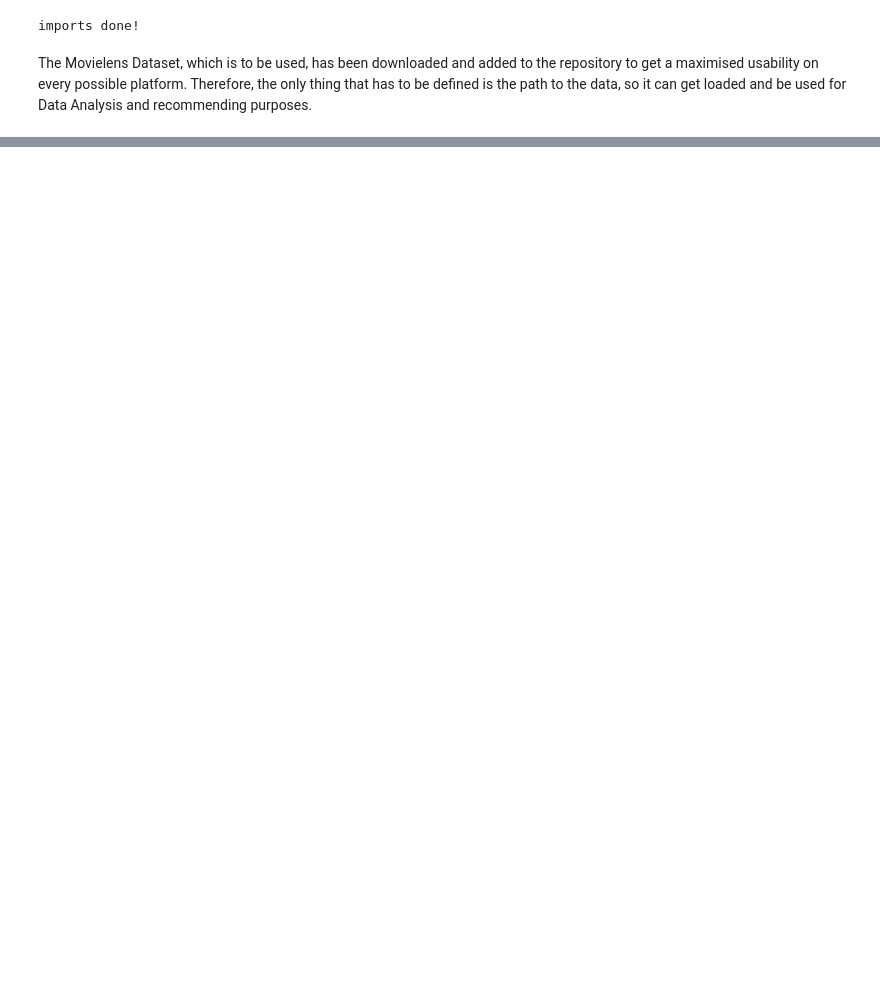
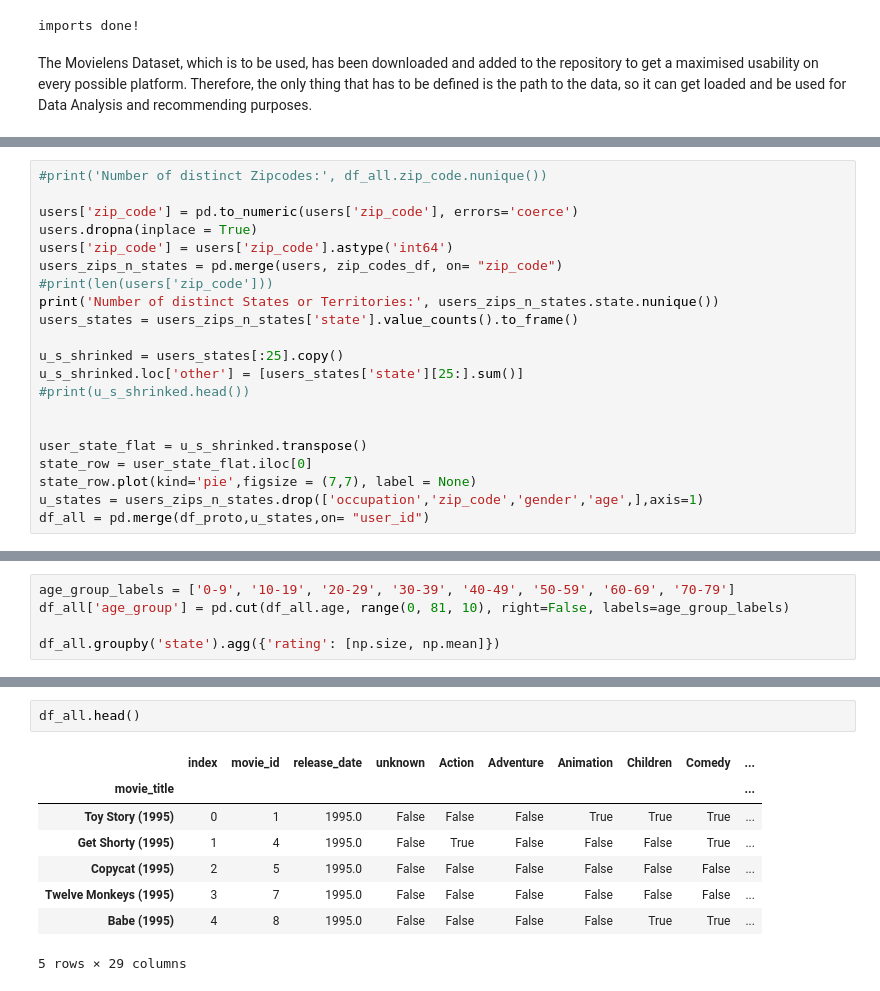
Before and after one commit to ursthejosh/DeepLearningAbgabe, a Jupyter notebook: DeepLearningTask.ipynb, the cells around one changed output, grey strips where cells are left out. Drawn from its saved outputs; the diff is of its cells as text; blank space fills up the shorter version.

```diff
--- a/DeepLearningTask.ipynb
+++ b/DeepLearningTask.ipynb
@@ -232,0 +84,21 @@ oder
+# %%
+#print('Number of distinct Zipcodes:', df_all.zip_code.nunique())
+
+users['zip_code'] = pd.to_numeric(users['zip_code'], errors='coerce')
+users.dropna(inplace = True)
+users['zip_code'] = users['zip_code'].astype('int64')
+users_zips_n_states = pd.merge(users, zip_codes_df, on= "zip_code")
+#print(len(users['zip_code']))
+print('Number of distinct States or Territories:', users_zips_n_states.state.nunique())
+users_states = users_zips_n_states['state'].value_counts().to_frame()
+
+u_s_shrinked = users_states[:25].copy()
+u_s_shrinked.loc['other'] = [users_states['state'][25:].sum()]
+#print(u_s_shrinked.head())
+
+
+user_state_flat = u_s_shrinked.transpose()
+state_row = user_state_flat.iloc[0]
+state_row.plot(kind='pie',figsize = (7,7), label = None)
+u_states = users_zips_n_states.drop(['occupation','zip_code','gender','age',],axis=1)
+df_all = pd.merge(df_proto,u_states,on= "user_id")
@@ -232,0 +196,5 @@ oder
+# %%
+age_group_labels = ['0-9', '10-19', '20-29', '30-39', '40-49', '50-59', '60-69', '70-79']
+df_all['age_group'] = pd.cut(df_all.age, range(0, 81, 10), right=False, labels=age_group_labels)
+
+df_all.groupby('state').agg({'rating': [np.size, np.mean]})
@@ -232,0 +279,11 @@ oder
+# %%
+df_all.head()
+# %% [output]
+|  | index | movie_id | release_date | unknown | Action | Adventure | Animation | Children | Comedy | ... |
+| movie_title |  |  |  |  |  |  |  |  |  | ... |
+| Toy Story (1995) | 0 | 1 | 1995.0 | False | False | False | True | True | True | ... |
+| Get Shorty (1995) | 1 | 4 | 1995.0 | False | True | False | False | False | True | ... |
+| Copycat (1995) | 2 | 5 | 1995.0 | False | False | False | False | False | False | ... |
+| Twelve Monkeys (1995) | 3 | 7 | 1995.0 | False | False | False | False | False | False | ... |
+| Babe (1995) | 4 | 8 | 1995.0 | False | False | False | False | True | True | ... |
+5 rows × 29 columns
```
Also changed, not shown: parts of 53 cells of this notebook, 4 other files.
